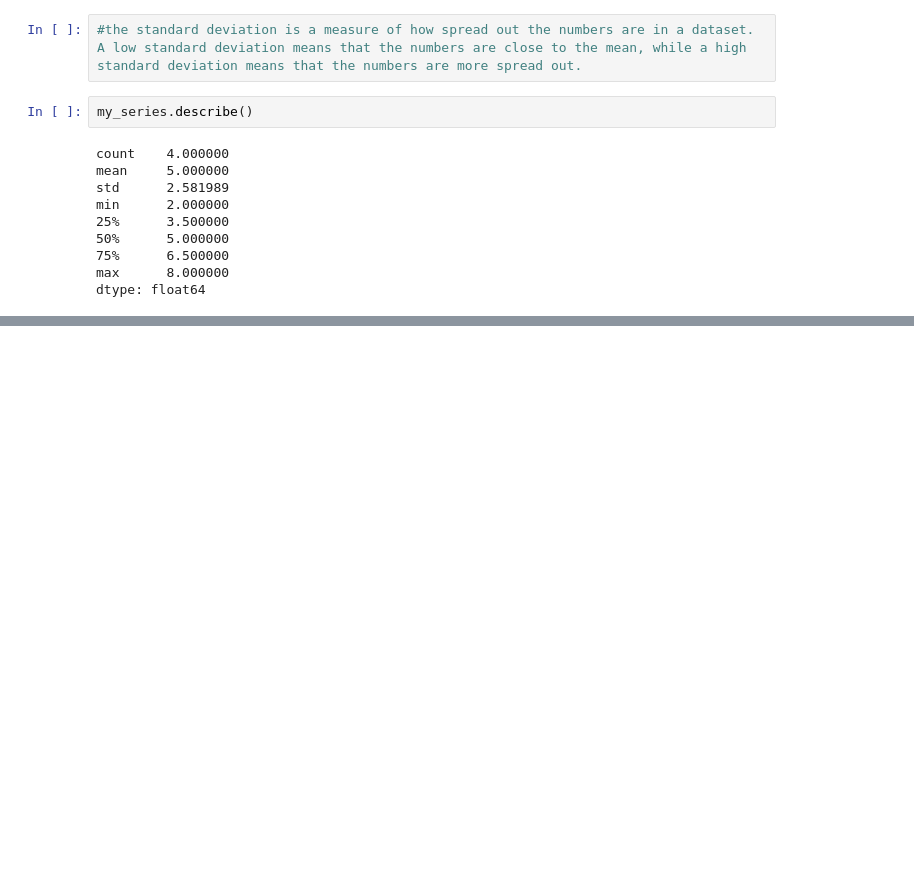
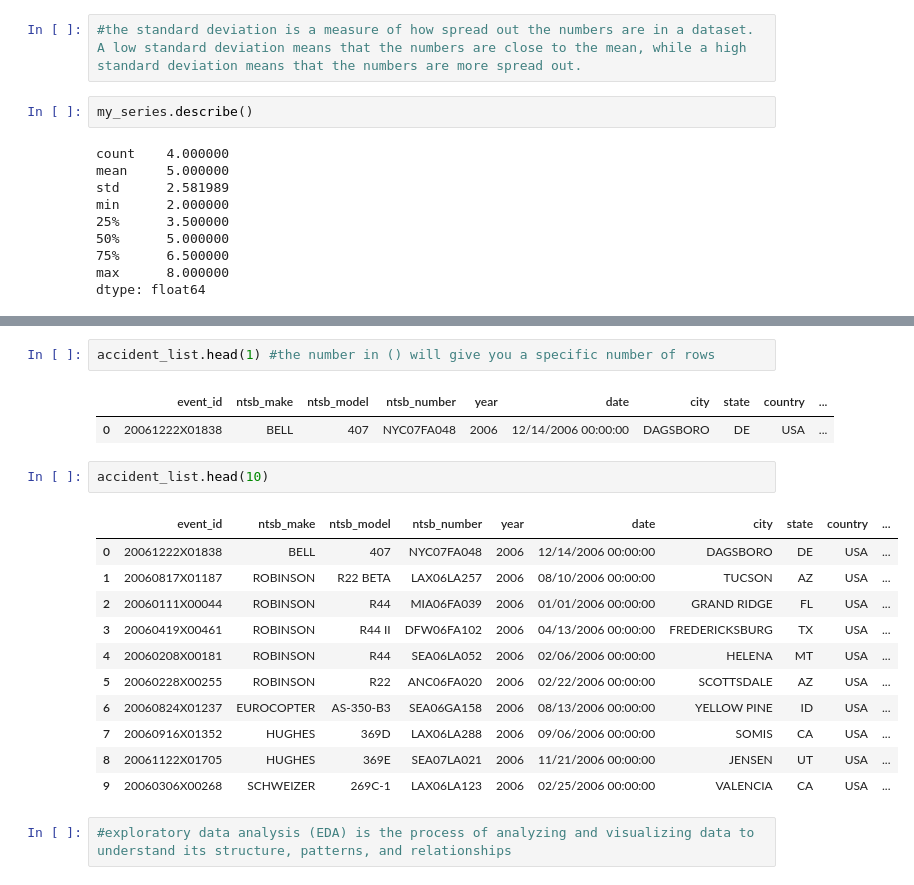
Before and after one commit to katbeard/first-python-notebook, a Jupyter notebook: first_python_nb.ipynb, the cells around one changed output, grey strips where cells are left out. Saved outputs shown, nothing was run; the diff lists cells and outputs as text; blank space fills up the shorter version.

```diff
--- a/first_python_nb.ipynb
+++ b/first_python_nb.ipynb
@@ -87,0 +98,21 @@ pd.read_csv("https://raw.githubusercontent.com/palewire/first-python-notebook/ma
+# %%
+accident_list.head(1) #the number in () will give you a specific number of rows
+# %% [output]
+|  | event_id | ntsb_make | ntsb_model | ntsb_number | year | date | city | state | country | ... |
+| 0 | 20061222X01838 | BELL | 407 | NYC07FA048 | 2006 | 12/14/2006 00:00:00 | DAGSBORO | DE | USA | ... |
+# %%
+accident_list.head(10)
+# %% [output]
+|  | event_id | ntsb_make | ntsb_model | ntsb_number | year | date | city | state | country | ... |
+| 0 | 20061222X01838 | BELL | 407 | NYC07FA048 | 2006 | 12/14/2006 00:00:00 | DAGSBORO | DE | USA | ... |
+| 1 | 20060817X01187 | ROBINSON | R22 BETA | LAX06LA257 | 2006 | 08/10/2006 00:00:00 | TUCSON | AZ | USA | ... |
+| 2 | 20060111X00044 | ROBINSON | R44 | MIA06FA039 | 2006 | 01/01/2006 00:00:00 | GRAND RIDGE | FL | USA | ... |
+| 3 | 20060419X00461 | ROBINSON | R44 II | DFW06FA102 | 2006 | 04/13/2006 00:00:00 | FREDERICKSBURG | TX | USA | ... |
+| 4 | 20060208X00181 | ROBINSON | R44 | SEA06LA052 | 2006 | 02/06/2006 00:00:00 | HELENA | MT | USA | ... |
+| 5 | 20060228X00255 | ROBINSON | R22 | ANC06FA020 | 2006 | 02/22/2006 00:00:00 | SCOTTSDALE | AZ | USA | ... |
+| 6 | 20060824X01237 | EUROCOPTER | AS-350-B3 | SEA06GA158 | 2006 | 08/13/2006 00:00:00 | YELLOW PINE | ID | USA | ... |
+| 7 | 20060916X01352 | HUGHES | 369D | LAX06LA288 | 2006 | 09/06/2006 00:00:00 | SOMIS | CA | USA | ... |
+| 8 | 20061122X01705 | HUGHES | 369E | SEA07LA021 | 2006 | 11/21/2006 00:00:00 | JENSEN | UT | USA | ... |
+| 9 | 20060306X00268 | SCHWEIZER | 269C-1 | LAX06LA123 | 2006 | 02/25/2006 00:00:00 | VALENCIA | CA | USA | ... |
+# %%
+#exploratory data analysis (EDA) is the process of analyzing and visualizing data to understand its structure, patterns, and relationships
```
Also changed, not shown: parts of 61 cells of this notebook, 1 other file.
